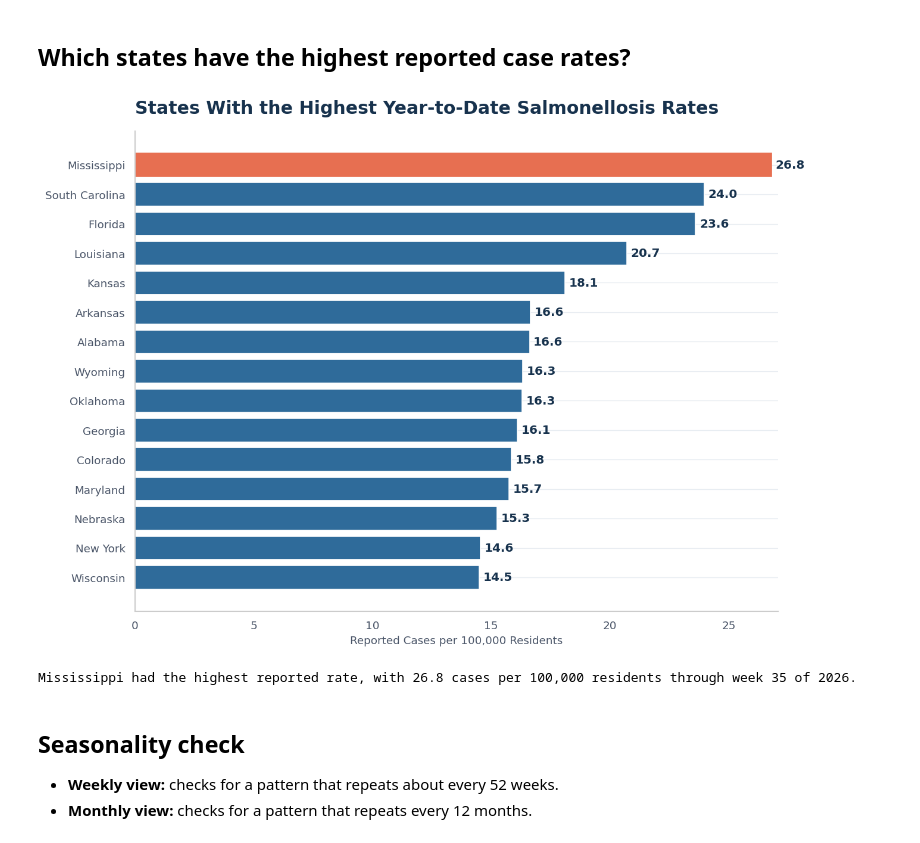
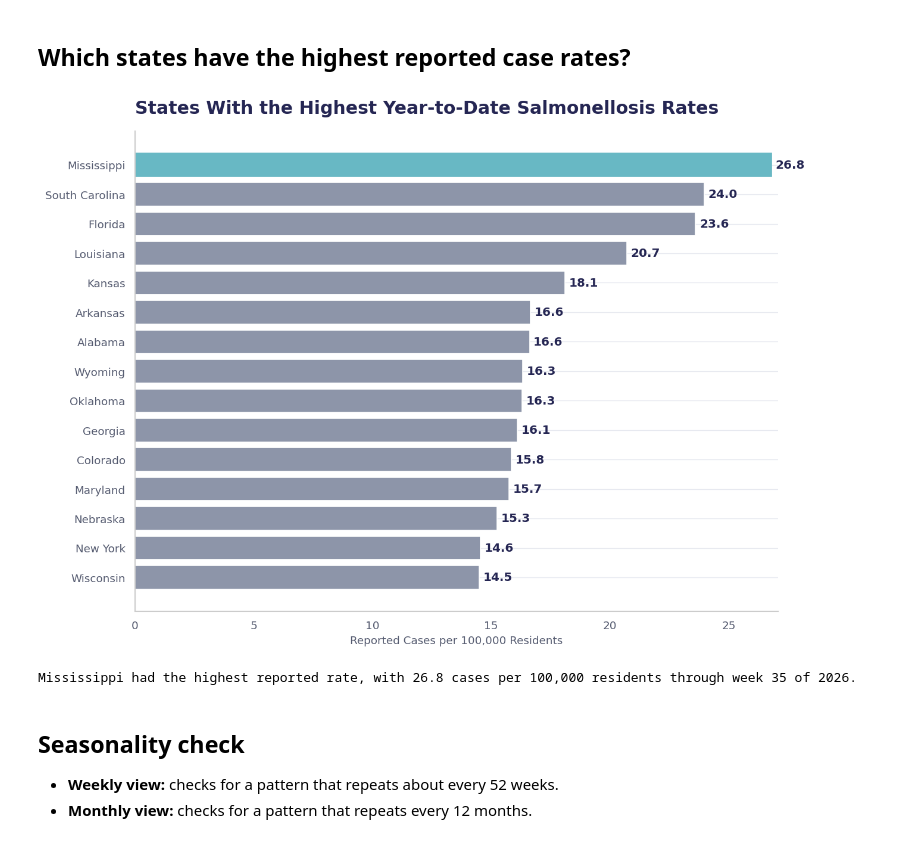
Before and after one commit to Husam-Sawalha/salmonellosis-forecasting-analysis, a Jupyter notebook: notebooks/02_salmonellosis_analysis.ipynb, the cells around one changed output. Cells and saved outputs as stored; diff of their text form; code cells hidden in the pictures.

Commit message:
update visuals colors

```diff
--- a/notebooks/02_salmonellosis_analysis.ipynb
+++ b/notebooks/02_salmonellosis_analysis.ipynb
@@ -27,14 +27,15 @@ from statsmodels.tsa.seasonal import seasonal_decompose
 # %%
 # Default visual style
 
-NAVY = "#17324D"
-BLUE = "#2F6B9A"
-TEAL = "#2A9D8F"
-CORAL = "#E76F51"
-GOLD = "#E9C46A"
-LIGHT_BLUE = "#DCEAF4"
-LIGHT_GRAY = "#E8EDF2"
-TEXT_GRAY = "#4A5568"
+# Palette sampled from the salmonellosis banner
+NAVY = "#252653"
+BLUE = "#5368A6"
+PURPLE = "#8B6DB5"
+CYAN = "#68B8C4"
+LAVENDER = "#D2BCE8"
+SLATE = "#8D95A9"
+LIGHT_GRAY = "#E7E9F0"
+TEXT_GRAY = "#555B70"
 
 sns.set_theme(style="whitegrid", context="notebook")
 plt.rcParams.update({
@@ -54,6 +55,7 @@ plt.rcParams.update({
     "ytick.color": TEXT_GRAY,
     "grid.color": LIGHT_GRAY,
     "grid.linewidth": 0.8,
+    "axes.prop_cycle": plt.cycler(color=[NAVY, PURPLE, CYAN, BLUE, SLATE]),
     "axes.spines.top": False,
     "axes.spines.right": False,
     "font.family": "sans-serif",
@@ -66,6 +68,23 @@ def format_chart(ax, y_label="Reported cases"):
     ax.yaxis.set_major_formatter(mtick.StrMethodFormatter("{x:,.0f}"))
     ax.grid(axis="x", visible=False)
     ax.margins(x=0.01)
+
+# Match each seasonal decomposition panel to the banner palette.
+def format_decomposition(fig):
+    panel_colors = [NAVY, PURPLE, CYAN, SLATE]
+
+    for ax, color in zip(fig.axes, panel_colors):
+        if ax.lines:
+            ax.lines[0].set_color(color)
+            ax.lines[0].set_linewidth(1.8)
+
+        ax.set_facecolor("white")
+        ax.grid(axis="x", visible=False)
+        ax.tick_params(colors=TEXT_GRAY)
+        ax.yaxis.label.set_color(TEXT_GRAY)
+
+    fig.patch.set_facecolor("white")
+    fig.tight_layout()
 # %% [markdown]
 ## Load and Prepare Data
 # %%
@@ -320,12 +339,12 @@ fig, ax = plt.subplots(figsize=(11, 8))
 bars = ax.barh(
     y_positions,
     top_15_rates["Cases per 100,000"],
-    color=BLUE,
+    color=SLATE,
     height=0.8
 )
 
 # Highlight the state with the highest rate
-bars[0].set_color(CORAL)
+bars[0].set_color(CYAN)
 
 # Add rate labels
 ax.bar_label(
@@ -347,34 +366,34 @@ ax.set_title(
 
 # Apply the general chart formatting first
 format_chart(ax)
 
 # Add state names after format_chart()
 ax.set_yticks(y_positions)
 
 ax.set_yticklabels(
     top_15_rates["Reporting Area"].str.title()
 )
 
 # Put the highest-rate state at the top
 ax.invert_yaxis()
 
 ax.set_xlabel("Reported Cases per 100,000 Residents")
 ax.set_ylabel("")
 
 plt.tight_layout()
 plt.show()
 
 
 # Print the main finding
 top_state = top_15_rates.iloc[0]
 
 print(
     f"{top_state['Reporting Area'].title()} had the highest reported rate, "
     f"with {top_state['Cases per 100,000']:.1f} cases per 100,000 residents "
     f"through week {latest_week:.0f} of {latest_year:.0f}."
 )
 # %% [output]
-[figure, old version]
+[figure, new version]
 Mississippi had the highest reported rate, with 26.8 cases per 100,000 residents through week 35 of 2026.
 # %% [markdown]
 ## Seasonality check
```
Also changed, not shown: parts of 4 cells of this notebook.
